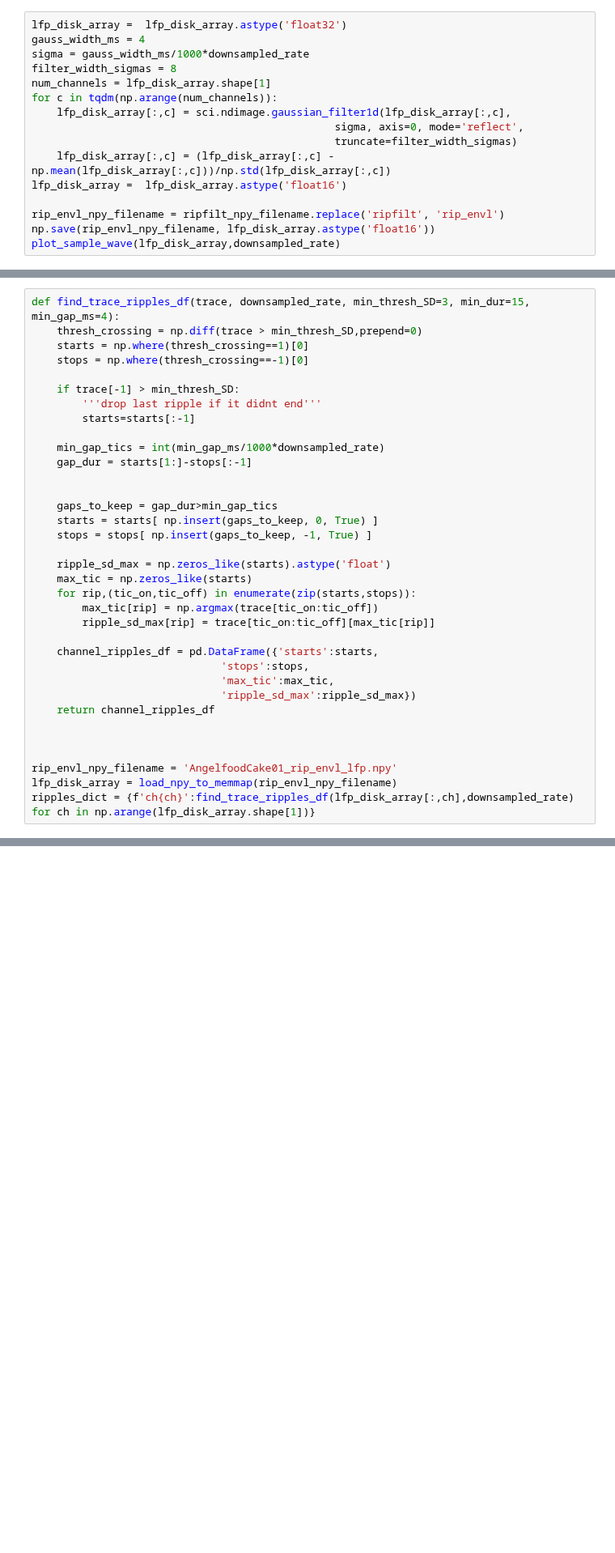
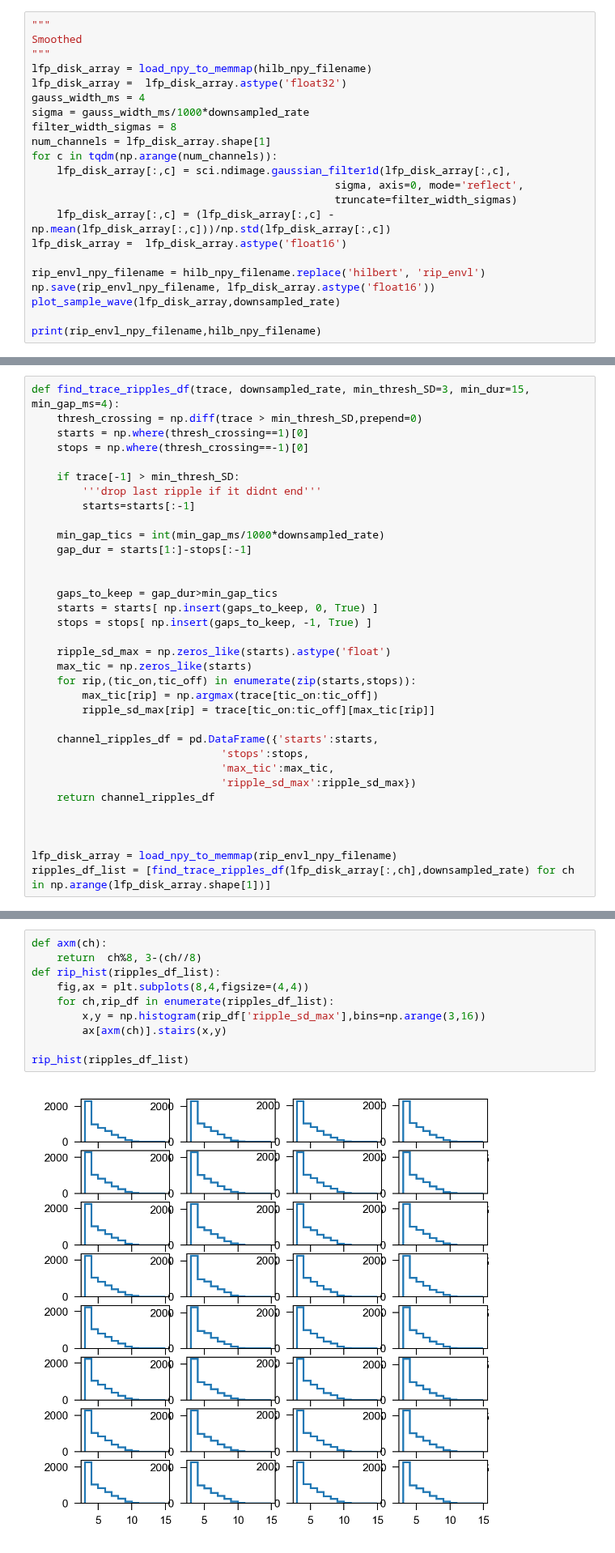
Before and after one commit to dtabuena/Workshop, a Jupyter notebook: Py_trodes/PyTrodes_Pipeline_.ipynb, the cells around one changed output, grey strips where cells are left out. Shown at 81% size. Drawn from its saved outputs; the diff is of its cells as text; blank space fills up the shorter version.

```diff
--- a/Py_trodes/PyTrodes_Pipeline_.ipynb
+++ b/Py_trodes/PyTrodes_Pipeline_.ipynb
@@ -161,4 +211,8 @@ plot_sample_wave(lfp_disk_array,downsampled_rate)
 # %%
+"""
+Smoothed
+"""
+lfp_disk_array = load_npy_to_memmap(hilb_npy_filename)
 lfp_disk_array =  lfp_disk_array.astype('float32')
 gauss_width_ms = 4
 sigma = gauss_width_ms/1000*downsampled_rate
@@ -171,7 +225,9 @@ for c in tqdm(np.arange(num_channels)):
     lfp_disk_array[:,c] = (lfp_disk_array[:,c] - np.mean(lfp_disk_array[:,c]))/np.std(lfp_disk_array[:,c])
 lfp_disk_array =  lfp_disk_array.astype('float16')
 
-rip_envl_npy_filename = ripfilt_npy_filename.replace('ripfilt', 'rip_envl')
+rip_envl_npy_filename = hilb_npy_filename.replace('hilbert', 'rip_envl')
 np.save(rip_envl_npy_filename, lfp_disk_array.astype('float16'))
 plot_sample_wave(lfp_disk_array,downsampled_rate)
+
+print(rip_envl_npy_filename,hilb_npy_filename)
 # %% [output]
@@ -208,9 +269,8 @@ def find_trace_ripples_df(trace, downsampled_rate, min_thresh_SD=3, min_dur=15,
 
 
 
-rip_envl_npy_filename = 'AngelfoodCake01_rip_envl_lfp.npy'
 lfp_disk_array = load_npy_to_memmap(rip_envl_npy_filename)
-ripples_dict = {f'ch{ch}':find_trace_ripples_df(lfp_disk_array[:,ch],downsampled_rate) for ch in np.arange(lfp_disk_array.shape[1])}
+ripples_df_list = [find_trace_ripples_df(lfp_disk_array[:,ch],downsampled_rate) for ch in np.arange(lfp_disk_array.shape[1])]
 # %% [output]
 Loading float16 array shape:(21922734, 32)...
      complete.
@@ -226,3 +277,15 @@ plt.plot(num_rips)
+# %%
+def axm(ch):
+    return  ch%8, 3-(ch//8)
+def rip_hist(ripples_df_list):
+    fig,ax = plt.subplots(8,4,figsize=(4,4))
+    for ch,rip_df in enumerate(ripples_df_list):
+        x,y = np.histogram(rip_df['ripple_sd_max'],bins=np.arange(3,16))
+        ax[axm(ch)].stairs(x,y)
+
+rip_hist(ripples_df_list)
+# %% [output]
+[figure, added]
 # %%
 nperseg = int(0.05 * downsampled_rate)
 noverlap = nperseg // 2
```
Also changed, not shown: parts of 13 cells of this notebook.
